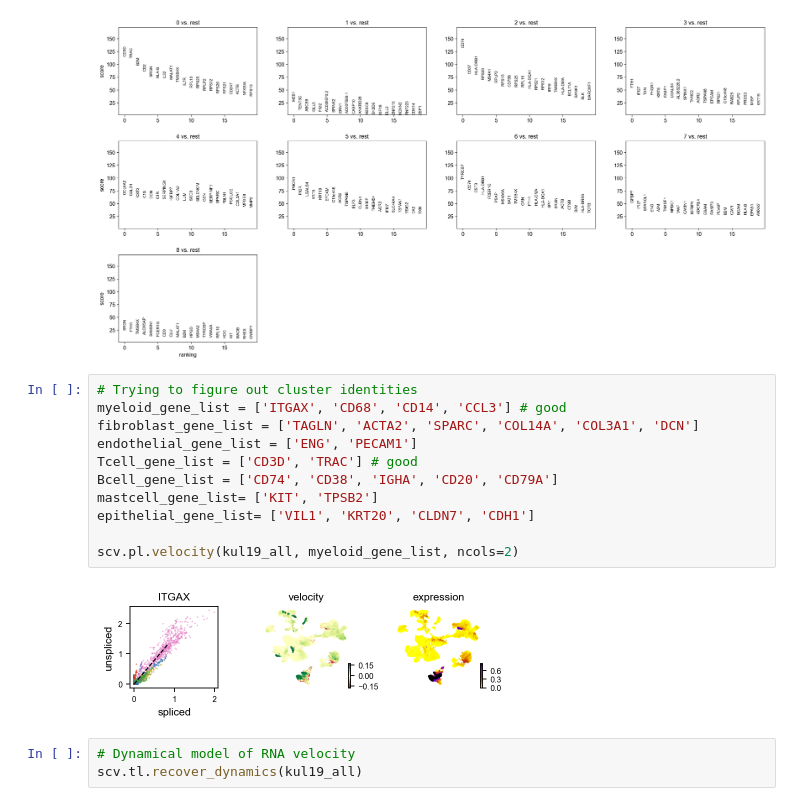
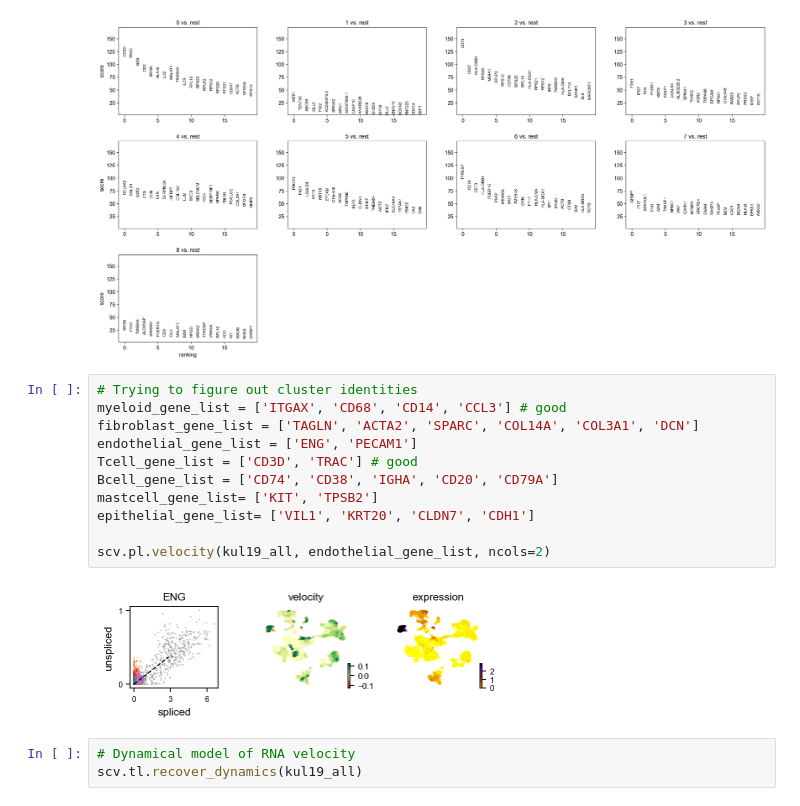
Before and after one commit to gina-yang/fa20-qbio490, a Jupyter notebook: scvelo/methods.ipynb, the cells around one changed output. Cells and saved outputs as stored; diff of their text form.

Commit message:
fix batch figure

```diff
--- a/scvelo/methods.ipynb
+++ b/scvelo/methods.ipynb
@@ -164,16 +167,16 @@ sp.pl.rank_genes_groups(kul19_all)
 # %%
 # Trying to figure out cluster identities
 myeloid_gene_list = ['ITGAX', 'CD68', 'CD14', 'CCL3'] # good
 fibroblast_gene_list = ['TAGLN', 'ACTA2', 'SPARC', 'COL14A', 'COL3A1', 'DCN']
 endothelial_gene_list = ['ENG', 'PECAM1']
 Tcell_gene_list = ['CD3D', 'TRAC'] # good
 Bcell_gene_list = ['CD74', 'CD38', 'IGHA', 'CD20', 'CD79A']
 mastcell_gene_list= ['KIT', 'TPSB2']
 epithelial_gene_list= ['VIL1', 'KRT20', 'CLDN7', 'CDH1']
 
-scv.pl.velocity(kul19_all, myeloid_gene_list, ncols=2)
+scv.pl.velocity(kul19_all, endothelial_gene_list, ncols=2)
 # %% [output]
-[figure, old version]
+[figure, new version]
 # %%
 # Dynamical model of RNA velocity
 scv.tl.recover_dynamics(kul19_all)
```
Also changed, not shown: parts of 1 cell of this notebook.
